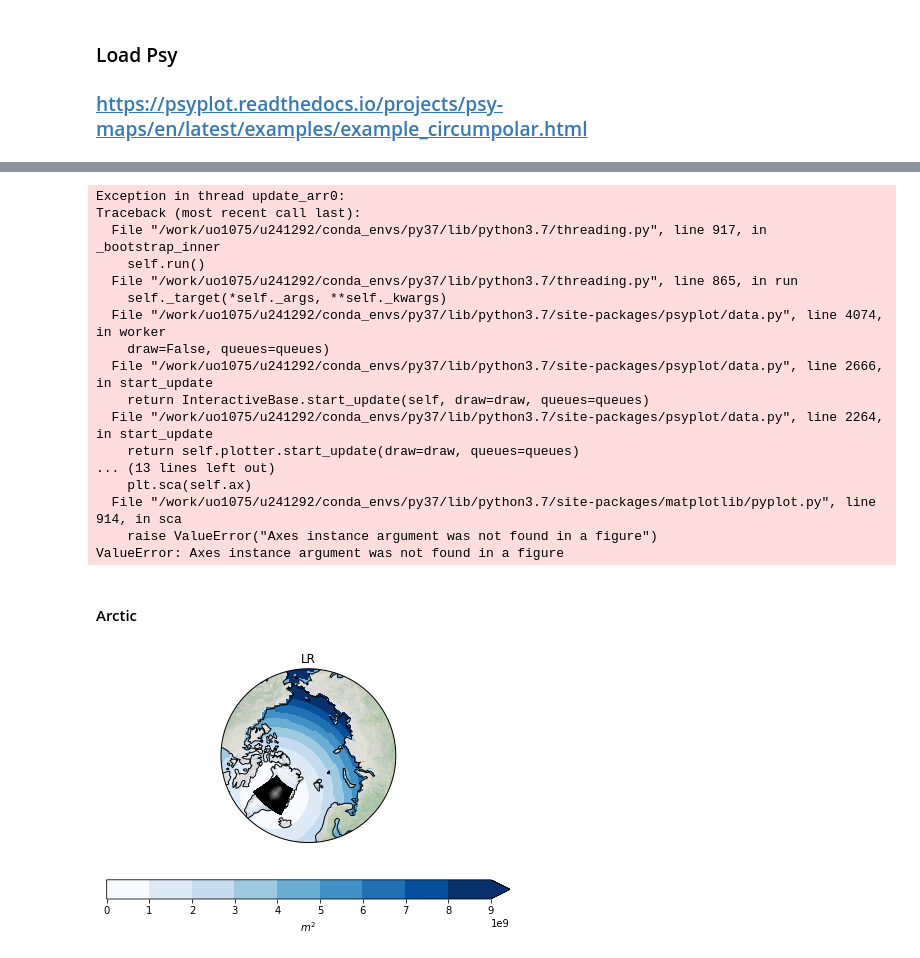
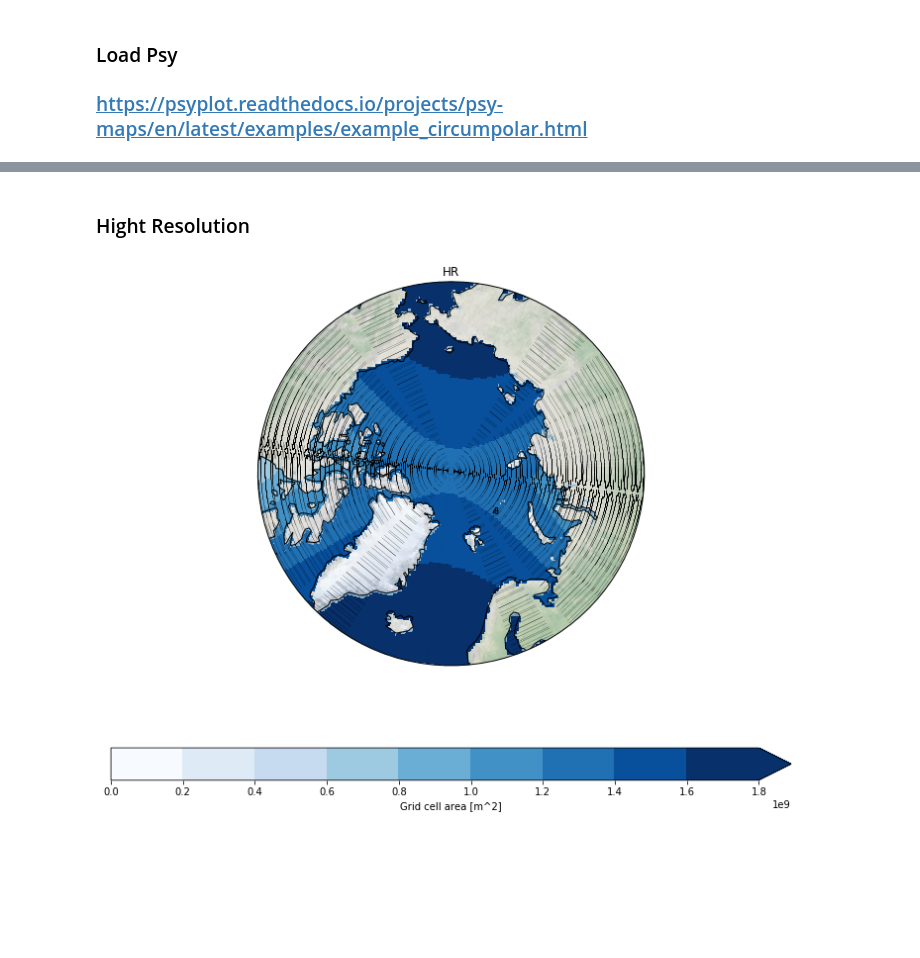
Before and after one commit to davidmnielsen/gridcell_area, a Jupyter notebook: gridcell_area.ipynb, the cells around one changed output, grey strips where cells are left out. Saved outputs shown, nothing was run; the diff lists cells and outputs as text; code cells hidden in the pictures; blank space fills up the shorter version.

```diff
--- a/gridcell_area.ipynb
+++ b/gridcell_area.ipynb
@@ -40,40 +33,21 @@ maps = psy.plot.mapplot(file_lr,
-# %%
-maps.update(datagrid={'c': 'k', 'lw': 0.1},
-            bounds=np.arange(0,10000000000,1000000000),
-            projection='northpole',
-            lonlatbox=[-180, 180, 60, 90],)
-maps.show()
-# %% [output]
-Exception in thread update_arr0:
-Traceback (most recent call last):
-  File "/work/uo1075/u241292/conda_envs/py37/lib/python3.7/threading.py", line 917, in _bootstrap_inner
-    self.run()
-  File "/work/uo1075/u241292/conda_envs/py37/lib/python3.7/threading.py", line 865, in run
-    self._target(*self._args, **self._kwargs)
-  File "/work/uo1075/u241292/conda_envs/py37/lib/python3.7/site-packages/psyplot/data.py", line 4074, in worker
-    draw=False, queues=queues)
-  File "/work/uo1075/u241292/conda_envs/py37/lib/python3.7/site-packages/psyplot/data.py", line 2666, in start_update
-    return InteractiveBase.start_update(self, draw=draw, queues=queues)
-  File "/work/uo1075/u241292/conda_envs/py37/lib/python3.7/site-packages/psyplot/data.py", line 2264, in start_update
-    return self.plotter.start_update(draw=draw, queues=queues)
-... (13 lines left out)
-    plt.sca(self.ax)
-  File "/work/uo1075/u241292/conda_envs/py37/lib/python3.7/site-packages/matplotlib/pyplot.py", line 914, in sca
-    raise ValueError("Axes instance argument was not found in a figure")
-ValueError: Axes instance argument was not found in a figure
-# %% [markdown]
-#### Arctic
+# %% [markdown]
+### Hight Resolution
 # %%
-maps = psy.plot.mapplot(file_lr,
-                         name='area',
-                        cmap='Blues', stock_img=True,
-                       lonlatbox=[-180, 180, 60, 90],
+file_hr='TP04L40_fx_area_60N.nc'
+
+maps = psy.plot.mapplot(file_hr,
+                        name='area',
+                        cmap='Blues',
+                        maskleq=0,
+                        stock_img=True,
+                        lonlatbox=[-180, 180, 60, 90],
                         extend='max',
-                       projection='northpole',
-                       xgrid=False, ygrid=False,
-                       clabel='$m^2$',title='LR',
-                       bounds=np.arange(0,10000000000,1000000000),
-                        datagrid={'c': 'k', 'lw': 0.1},
-                       tight=True)
+                        load=True,
+                        projection='northpole',
+                        xgrid=False, ygrid=False,
+                        clabel='{desc}',title='HR',
+                        bounds=np.arange(0,2000000000,200000000),
+                        datagrid=dict(color='k', linewidth=0.1),
+                        tight=True)
 # %% [output]
-[figure, old version]
+[figure, new version]
```
Also changed, not shown: parts of 18 cells of this notebook.
